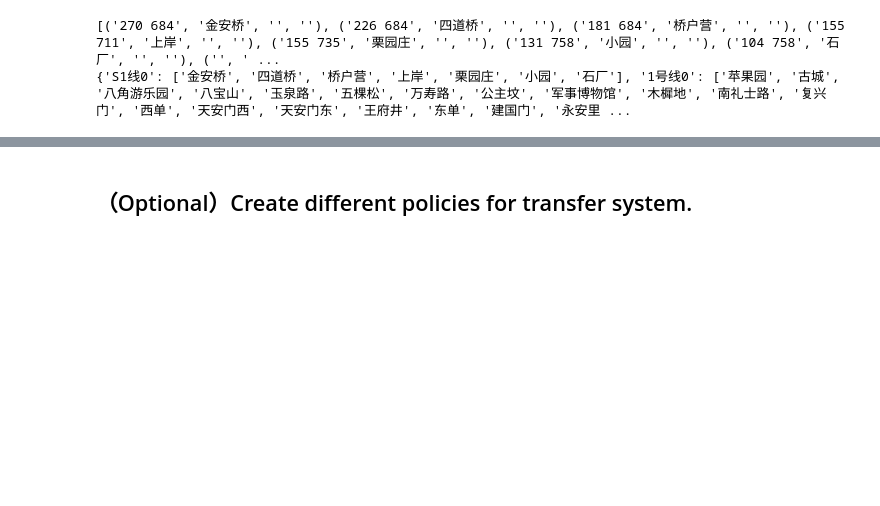
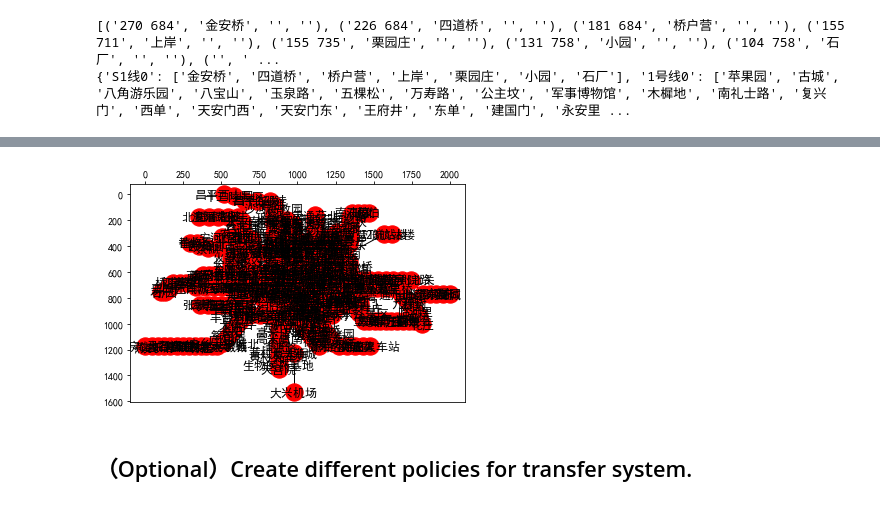
Before and after one commit to LuLuuD/MSAI-Learn, a Jupyter notebook: CV-Emmahuu/Code/Homework/Assignment01.ipynb, the cells around one changed output, grey strips where cells are left out. Cells and saved outputs as stored; diff of their text form; code cells hidden in the pictures; blank space fills up the shorter version.

Commit message:
update homework1 draw network

```diff
--- a/CV-Emmahuu/Code/Homework/Assignment01.ipynb
+++ b/CV-Emmahuu/Code/Homework/Assignment01.ipynb
@@ -426,9 +426,11 @@ def get_neighbor_info(lines_info):
     def add_neighbor_dict(info, str1, str2):
         # 请在这里写代码
         if str1 not in info.keys():
-            info[str1].append(str2)
+            info[str1] = []
         if str2 not in info.keys():
-            info[str2].append(str1)
+            info[str2] = []
+        info[str1].append(str2)
+        info[str1].append(str2)
 
     neighbor_info={}
     for item in lines_info.items():
@@ -445,13 +463,24 @@ KeyError: '金安桥'
 # %%
 # 画地铁图
 import networkx as nx
 import matplotlib
 import matplotlib.pyplot as plt
 
 # 如果汉字无法显示，请参照
 matplotlib.rcParams['font.sans-serif'] = ['SimHei']
 
 # matplotlib.rcParams['font.family']='sans-serif'
+subwayMap=nx.Graph(neighbor_info)
+fig=plt.figure()
+ax = plt.gca()
+ax.xaxis.set_ticks_position('top')
+ax.invert_yaxis()
+nx.draw_networkx_nodes(subwayMap,pos = stations_info)
+nx.draw_networkx_edges(subwayMap,pos = stations_info)
+nx.draw_networkx_labels(subwayMap,pos = stations_info)
+plt.show()
+# %% [output]
+[figure, added]
 # %%
 # 你可以用递归查找所有路径
 def get_path_DFS_ALL(lines_info, neighbor_info, from_station, to_station):
```
Also changed, not shown: parts of 1 cell of this notebook.
